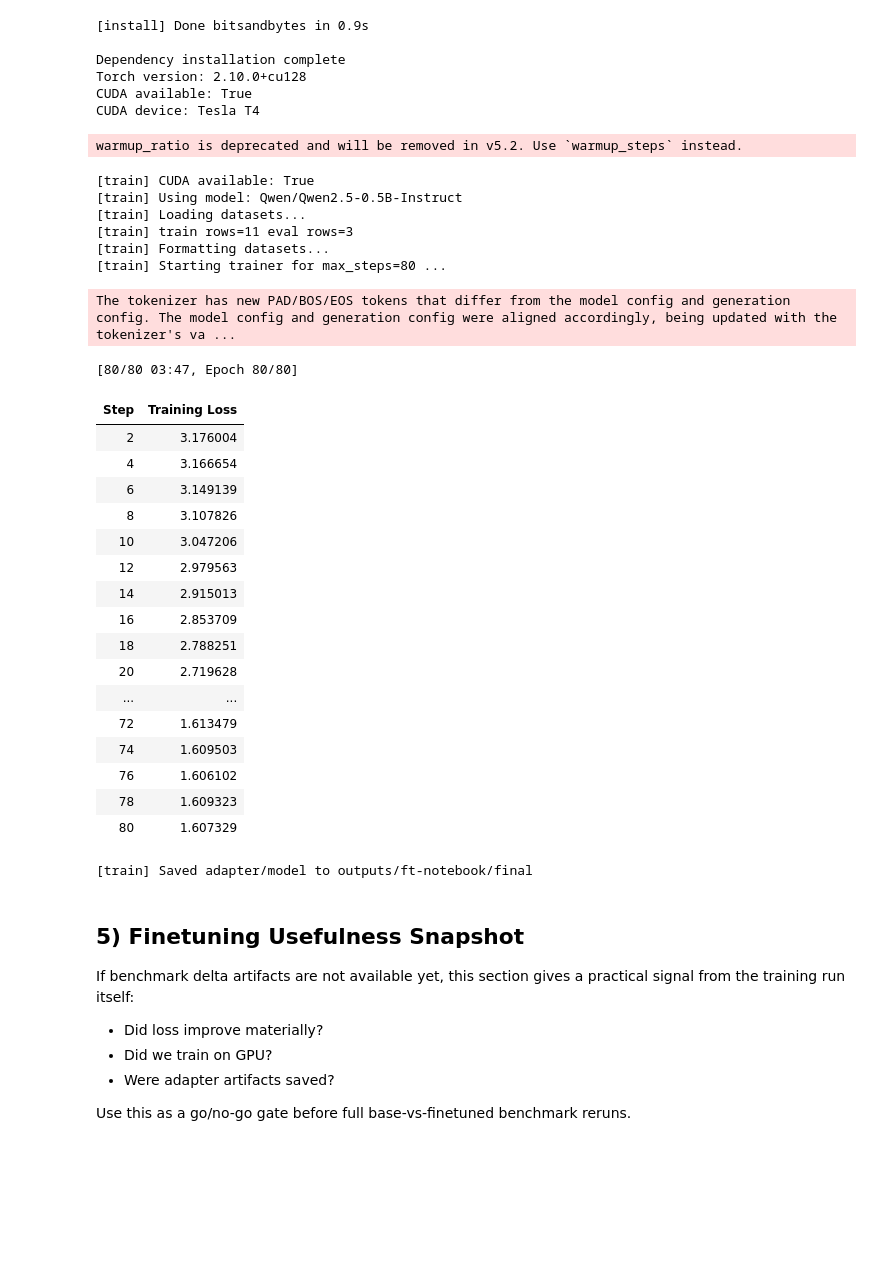
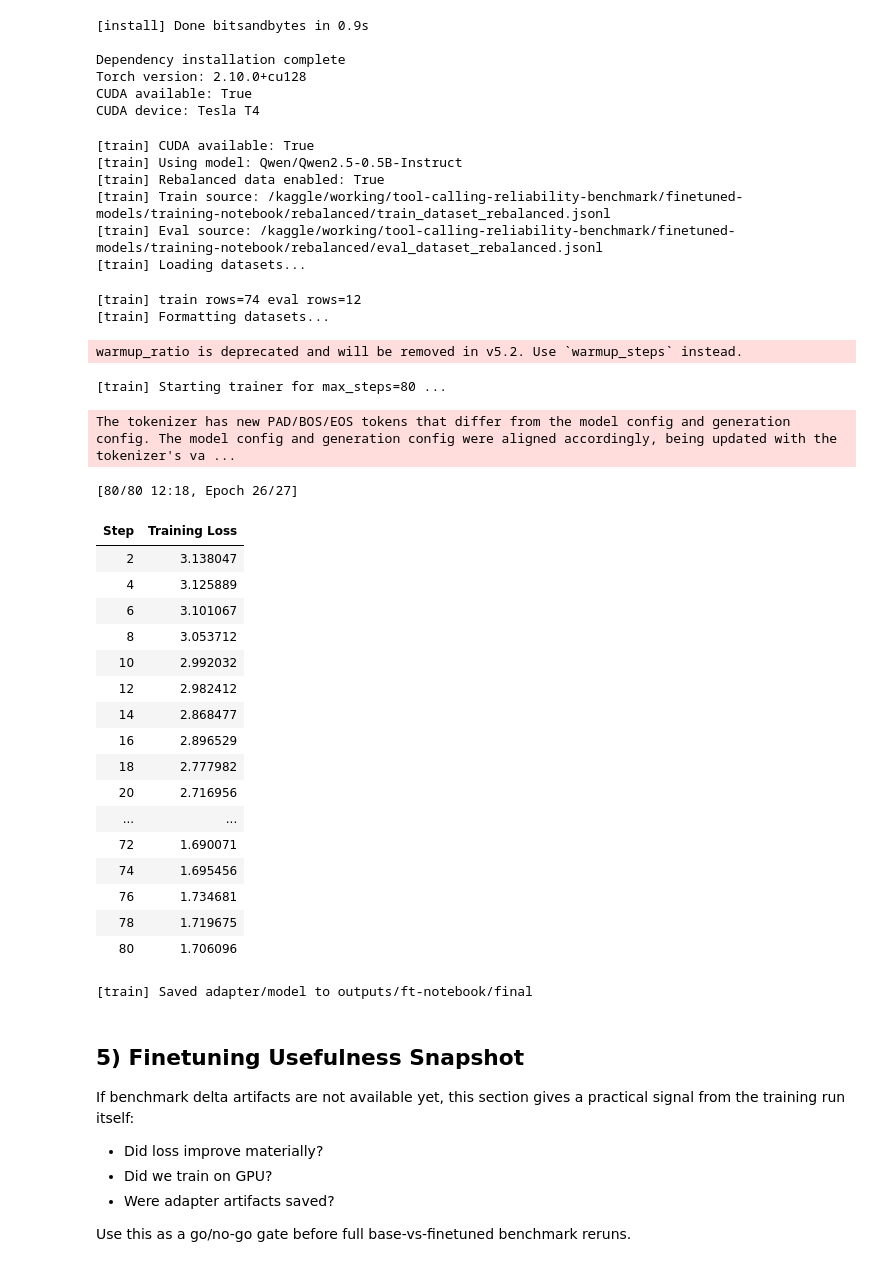
Before and after one commit to aaliyan1230/tool-calling-reliability-benchmark, a Jupyter notebook: analysis/finetuning_entrypoint.ipynb, the cells around one changed output. Cells and saved outputs as stored; diff of their text form; code cells hidden in the pictures; blank space fills up the shorter version.

```diff
--- a/analysis/finetuning_entrypoint.ipynb
+++ b/analysis/finetuning_entrypoint.ipynb
@@ -848,7 +1198,7 @@ if RUN_TRAIN:
     from peft import LoraConfig
     from trl import SFTConfig, SFTTrainer
 
-    # Stronger second pass: keep model fixed, train longer with gentler LR.
+    # Stronger pass: keep model fixed, train longer with gentler LR.
     if torch.cuda.is_available():
         MODEL_ID = 'Qwen/Qwen2.5-0.5B-Instruct'
         max_steps = 80
@@ -856,11 +1206,27 @@ if RUN_TRAIN:
         MODEL_ID = 'sshleifer/tiny-gpt2'
         max_steps = 12
 
-    TRAIN_PATH = str(TRAIN_JSONL)
-    EVAL_PATH = str(EVAL_JSONL)
+    rebalanced_train = globals().get('REBALANCED_TRAIN_JSONL')
+    rebalanced_eval = globals().get('REBALANCED_EVAL_JSONL')
+    use_rebalanced = (
+        bool(globals().get('USE_REBALANCED_DATA', False))
+        and isinstance(rebalanced_train, Path)
+        and isinstance(rebalanced_eval, Path)
+        and rebalanced_train.exists()
+        and rebalanced_eval.exists()
+    )
+
+    train_source = rebalanced_train if use_rebalanced else TRAIN_JSONL
+    eval_source = rebalanced_eval if use_rebalanced else EVAL_JSONL
+
+    TRAIN_PATH = str(train_source)
+    EVAL_PATH = str(eval_source)
 
     print('[train] CUDA available:', torch.cuda.is_available())
     print(f'[train] Using model: {MODEL_ID}')
+    print('[train] Rebalanced data enabled:', use_rebalanced)
+    print('[train] Train source:', train_source)
+    print('[train] Eval source:', eval_source)
     print('[train] Loading datasets...')
     train_ds = load_dataset('json', data_files=TRAIN_PATH, split='train')
     eval_ds = load_dataset('json', data_files=EVAL_PATH, split='train')
@@ -880,58 +1246,61 @@ if RUN_TRAIN:
         output_dir='outputs/ft-notebook',
         dataset_text_field='text',
         learning_rate=5e-5,
         lr_scheduler_type='cosine',
         warmup_ratio=0.1,
         per_device_train_batch_size=1,
         gradient_accumulation_steps=16,
         num_train_epochs=1,
         max_steps=max_steps,
         logging_steps=2,
         max_length=512,
         report_to='none',
     )
 
     print(f"[train] Starting trainer for max_steps={max_steps} ...")
     trainer = SFTTrainer(
         model=MODEL_ID,
         args=sft_config,
         train_dataset=train_ds,
         eval_dataset=eval_ds,
         peft_config=peft_config,
     )
     trainer.train()
     trainer.save_model('outputs/ft-notebook/final')
     print('[train] Saved adapter/model to outputs/ft-notebook/final')
 else:
     print('Training cell is skipped. Set RUN_TRAIN = True when running on Colab/Kaggle GPU.')
 # %% [output]
-warmup_ratio is deprecated and will be removed in v5.2. Use `warmup_steps` instead.
+[train] CUDA available: True
+[train] Using model: Qwen/Qwen2.5-0.5B-Instruct
+[train] Rebalanced data enabled: True
+[train] Train source: /kaggle/working/tool-calling-reliability-benchmark/finetuned-models/training-notebook/rebalanced/train_dataset_rebalanced.jsonl
+[train] Eval source: /kaggle/working/tool-calling-reliability-benchmark/finetuned-models/training-notebook/rebalanced/eval_dataset_rebalanced.jsonl
+[train] Loading datasets...
-[train] CUDA available: True
-[train] Using model: Qwen/Qwen2.5-0.5B-Instruct
-[train] Loading datasets...
-[train] train rows=11 eval rows=3
+[train] train rows=74 eval rows=12
 [train] Formatting datasets...
-[train] Starting trainer for max_steps=80 ...
-The tokenizer has new PAD/BOS/EOS tokens that differ from the model config and generation config. The model config and generation config were aligned accordingly, being updated with the tokenizer's va ...
+warmup_ratio is deprecated and will be removed in v5.2. Use `warmup_steps` instead.
-[80/80 03:47, Epoch 80/80]
+[train] Starting trainer for max_steps=80 ...
+The tokenizer has new PAD/BOS/EOS tokens that differ from the model config and generation config. The model config and generation config were aligned accordingly, being updated with the tokenizer's va ...
+[80/80 12:18, Epoch 26/27]
 | Step | Training Loss |
-| 2 | 3.176004 |
-| 4 | 3.166654 |
-| 6 | 3.149139 |
-| 8 | 3.107826 |
-| 10 | 3.047206 |
-| 12 | 2.979563 |
-| 14 | 2.915013 |
-| 16 | 2.853709 |
-| 18 | 2.788251 |
-| 20 | 2.719628 |
+| 2 | 3.138047 |
+| 4 | 3.125889 |
+| 6 | 3.101067 |
+| 8 | 3.053712 |
+| 10 | 2.992032 |
+| 12 | 2.982412 |
+| 14 | 2.868477 |
+| 16 | 2.896529 |
+| 18 | 2.777982 |
+| 20 | 2.716956 |
 | ... | ... |
-| 72 | 1.613479 |
-| 74 | 1.609503 |
-| 76 | 1.606102 |
-| 78 | 1.609323 |
-| 80 | 1.607329 |
+| 72 | 1.690071 |
+| 74 | 1.695456 |
+| 76 | 1.734681 |
+| 78 | 1.719675 |
+| 80 | 1.706096 |
-[train] Saved adapter/model to outputs/ft-notebook/final
+[train] Saved adapter/model to outputs/ft-notebook/final
 # %% [markdown]
 ## 5) Finetuning Usefulness Snapshot
 
```
Also changed, not shown: parts of 10 cells of this notebook.
